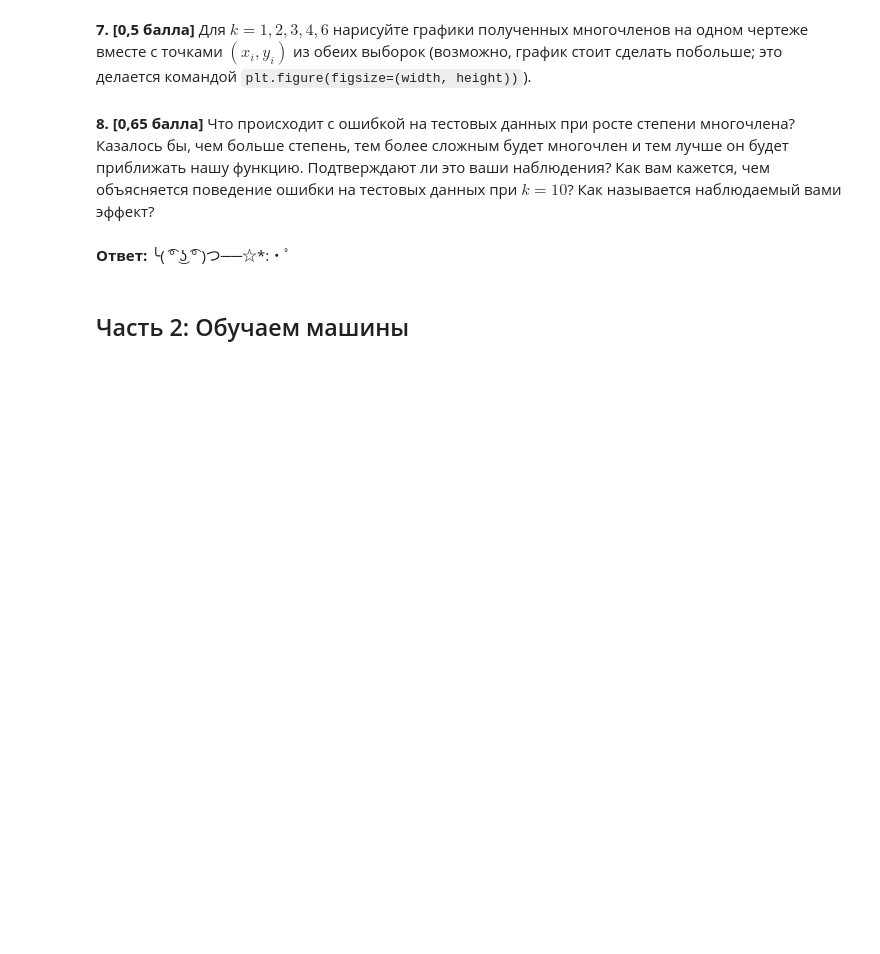
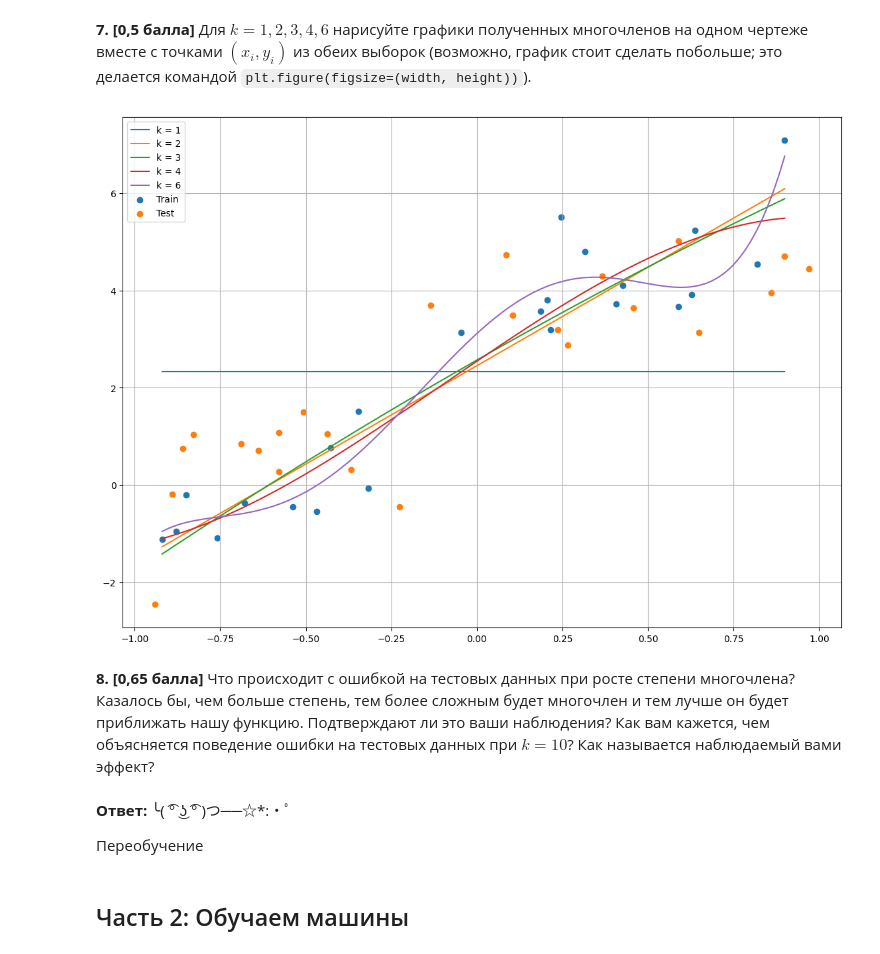
Before and after one commit to sudakovcom/linear-algebra-labs, a Jupyter notebook: lab-2/HSE Lab (linear regression) 21-22.ipynb, the cells around one changed output. Saved outputs shown, nothing was run; the diff lists cells and outputs as text; code cells hidden in the pictures; blank space fills up the shorter version.

```diff
--- a/lab-2/HSE Lab (linear regression) 21-22.ipynb
+++ b/lab-2/HSE Lab (linear regression) 21-22.ipynb
@@ -156,10 +207,15 @@ y_test = data_test[:,1]
 # %% [markdown]
 **5. [0,5 балла]** Для $k = 1,2,3,\ldots,10$ найдите многочлен $\hat{f}_k$ степени $k$, наилучшим образом приближающий неизвестную зависимость. Сохраните найденные коэффициенты многочленов в матрицу `poly_coefs` (коэффициенты многочлена степени $j$ должны быть сохранены в $j$-й строке матрицы от младшего члена к старшему).
-# %%
-for k in range(10):
-  #╰( ͡° ͜ʖ ͡° )つ──☆*:・ﾟ
-
-# Простая проверка, что матрица poly_coefs имеет столько строк, сколько нужно
-assert poly_coefs.shape[0] == 10
+# %%
+#╰( ͡° ͜ʖ ͡° )つ──☆*:・ﾟ
+poly_coefs =np.zeros((30, 30))
+
+for k in range(1, 31):
+  matrix_of_degrees = np.vander(X_train, k, increasing=True)
+  poly_coef = np.linalg.inv((matrix_of_degrees.T@matrix_of_degrees))@matrix_of_degrees.T@y_train
+  poly_coefs[k-1][:k]= poly_coef[:k]
+
+# Простая проверка, что матрица poly_coefs имеет столько строк, сколько нужно
+assert poly_coefs.shape[0] == 30
 # %% [markdown]
 **6. [0,6 балл]** Для каждого из многочленов из задания 1.5, а также для многочлена из задания 1.4 найдите среднеквадратическую ошибку на обучающих данных и на тестовых данных: $\frac1{n}\sum_{i=1}^n\left( \hat{f}_k(x_i) - y_i \right)^2$. Полученные значения ошибок сохраните в матрицу `errors` высоты 11 и ширины 2. В первом столбце матрицы должны стоять значения ошибок на тренировочных данных, во втором --- на тестовых. В первых 10 строках матрицы должны стоять значения ошибок для многочленов соответствующих степений из задания 1.5, в 11-й строке --- значение ошибки для многочлена из задания 1.4.
@@ -172,7 +254,24 @@ assert poly_coefs.shape[0] == 10
+# %%
+#╰( ͡° ͜ʖ ͡° )つ──☆*:・ﾟ
+plt.figure(figsize=(14, 10))
+X = np.linspace(min(X_train), max(X_train), 1000)
+plt.plot(X, poly(X, poly_coefs[0]), label="k = 1")
+plt.plot(X, poly(X, poly_coefs[1]), label="k = 2")
+plt.plot(X, poly(X, poly_coefs[2]), label="k = 3")
+plt.plot(X, poly(X, poly_coefs[3]), label="k = 4")
+plt.plot(X, poly(X, poly_coefs[5]), label="k = 6")
+plt.scatter(X_train, y_train, label="Train")
+plt.scatter(X_test, y_test, label="Test")
+plt.legend()
+plt.grid(True)
+# %% [output]
+[figure, added]
 # %% [markdown]
 **8. [0,65 балла]** Что происходит с ошибкой на тестовых данных при росте степени многочлена? Казалось бы, чем больше степень, тем более сложным будет многочлен и тем лучше он будет приближать нашу функцию. Подтверждают ли это ваши наблюдения? Как вам кажется, чем объясняется поведение ошибки на тестовых данных при $k = 10$? Как называется наблюдаемый вами эффект?
 # %% [markdown]
 **Ответ:** ╰( ͡° ͜ʖ ͡° )つ──☆*:・ﾟ
+
+Переобучение
 # %% [markdown]
 ## Часть 2: Обучаем машины
 # %% [markdown]
```
Also changed, not shown: parts of 13 cells of this notebook, 1 other file.
